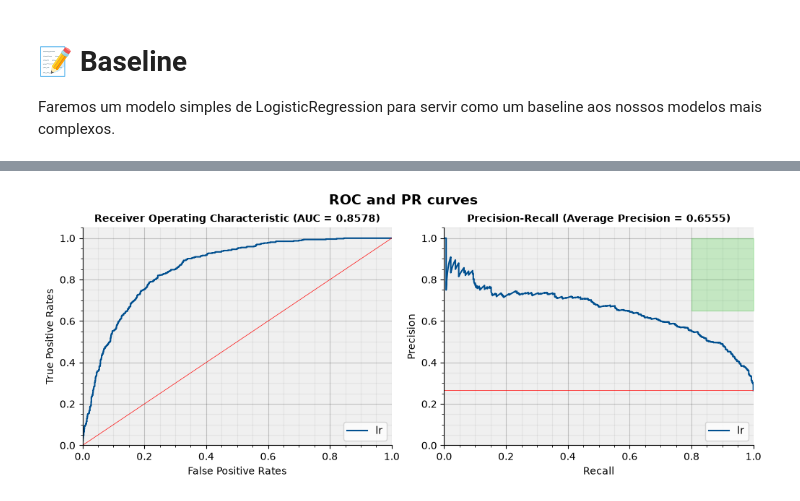
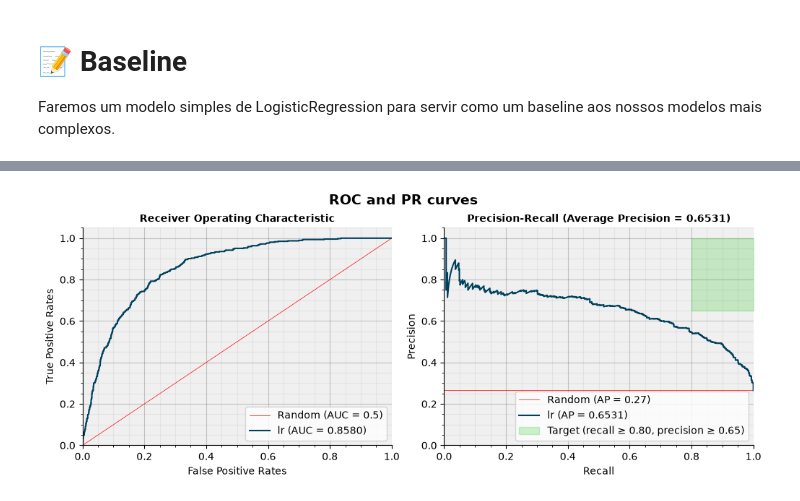
Before and after one commit to victoria-menezes/fiap-ml-techchallenge1, a Jupyter notebook: notebooks/02_baseline.ipynb, the cells around one changed output, grey strips where cells are left out. Drawn from its saved outputs; the diff is of its cells as text; code cells hidden in the pictures.

```diff
--- a/notebooks/02_baseline.ipynb
+++ b/notebooks/02_baseline.ipynb
@@ -69,7 +87,14 @@ models_grid_params = {
         }
     }
 # %%
-grid_results = evaluation.grid_search_models(models, models_grid_params, X_train, y_train, X_test)
+grid_results = evaluation.grid_search_models(
+    models=models,
+    models_grid_params=models_grid_params,
+    seed=SEED,
+    X_train=X_train,
+    y_train=y_train,
+    X_test=X_test
+    )
 # %%
 evaluation.display_grid_results(grid_results)
 # %% [output]
@@ -80,20 +105,13 @@ Best Cross-Val AUC-PR: 0.6708
 # %%
-import importlib
-import data_visualizer
-
-# After making changes to my_module.py, run this:
-importlib.reload(data_visualizer)
-importlib.reload(evaluation)
-
-
 y_test, y_proba = evaluation._validate_binary(y_test, grid_results['lr']['y_proba'])
 
-evaluation.plot_roc_pr(
-    y_test,
-    grid_results['lr']['y_proba'],
-    label='lr',
+evaluation.plot_multiple_roc_pr(
+    y_true=y_test,
+    results=grid_results,
     target_recall=0.8,
     min_precision=0.65
 )
+
+plt.show()
 # %% [output]
-[figure, old version]
+[figure, new version]
```
Also changed, not shown: parts of 2 cells of this notebook, 2 other files.
